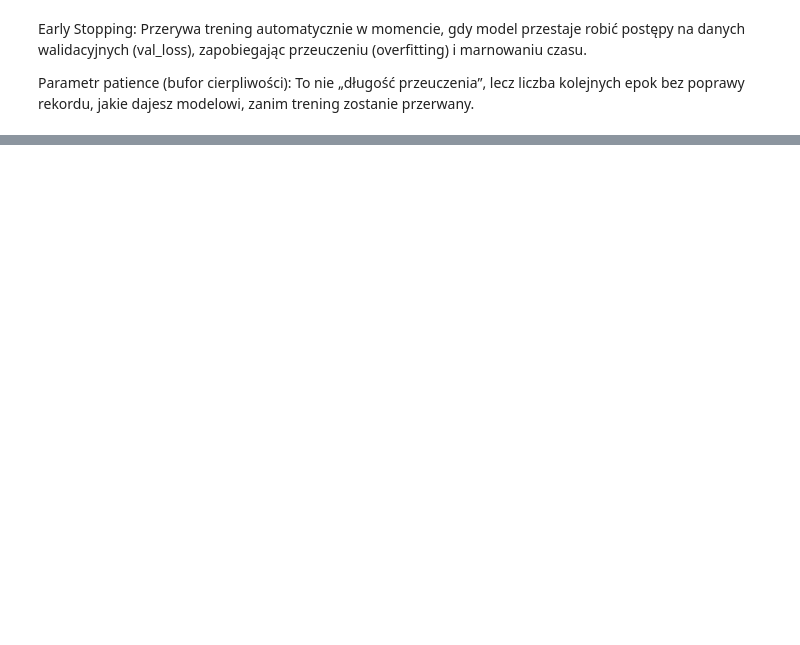
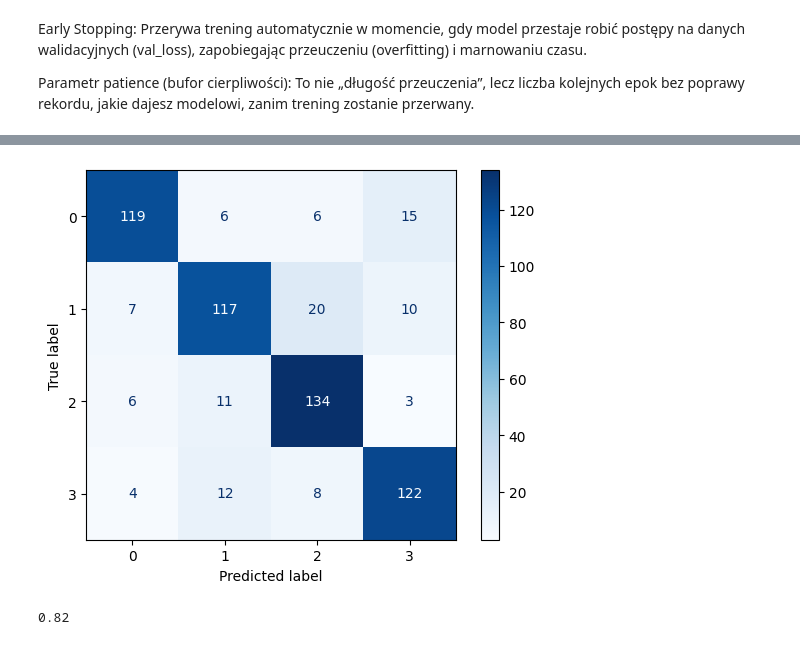
Before and after one commit to michallitwin/python-learning, a Jupyter notebook: python_dl/exercises2_dl.ipynb, the cells around one changed output, grey strips where cells are left out. Cells and saved outputs as stored; diff of their text form; code cells hidden in the pictures; blank space fills up the shorter version.

```diff
--- a/python_dl/exercises2_dl.ipynb
+++ b/python_dl/exercises2_dl.ipynb
@@ -541,0 +680,6 @@ Parametr patience (bufor cierpliwości): To nie „długość przeuczenia”, le
+# %%
+b_model = evaluate_classifier(best_model, X_test_scaled_5, y_test_5)
+b_model
+# %% [output]
+[figure, added]
+0.82
```
Also changed, not shown: parts of 28 cells of this notebook.
